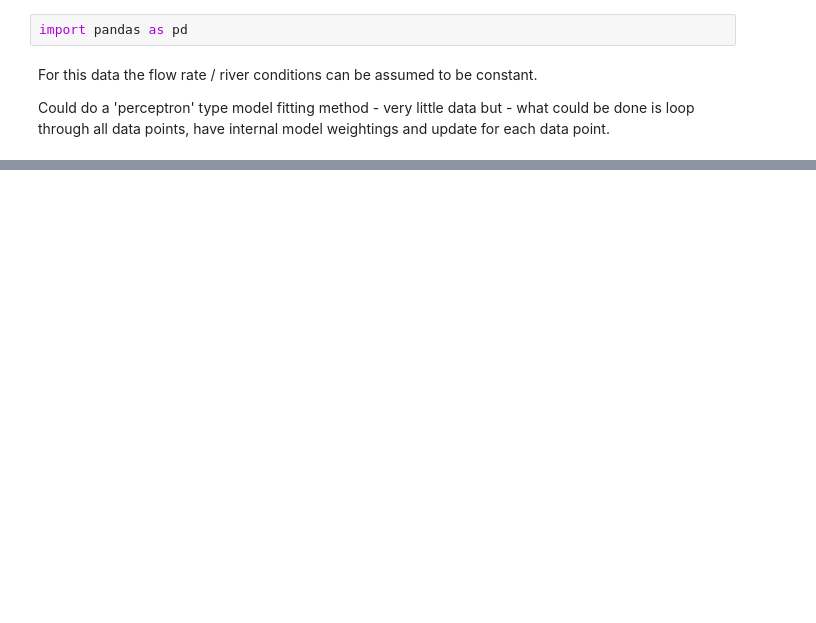
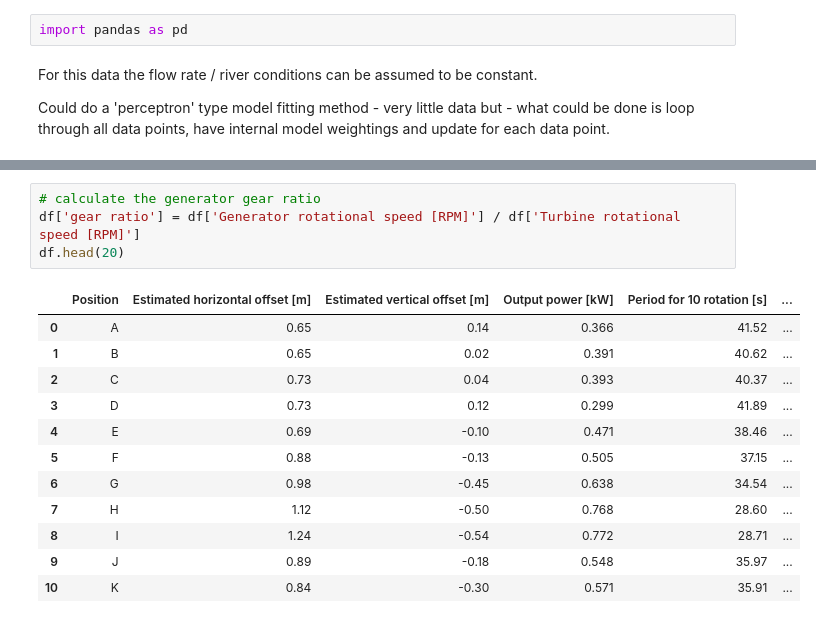
Before and after one commit to pilipb/DP4-code, a Jupyter notebook: testData.ipynb, the cells around one changed output, grey strips where cells are left out. Drawn from its saved outputs; the diff is of its cells as text; blank space fills up the shorter version.

```diff
--- a/testData.ipynb
+++ b/testData.ipynb
@@ -20,3 +20,20 @@ df.head(20)
 | 8 | I | 1.24 | -0.54 | 0.772 | 28.71 | ... |
 | 9 | J | 0.89 | -0.18 | 0.548 | 35.97 | ... |
 | 10 | K | 0.84 | -0.30 | 0.571 | 35.91 | ... |
+# %%
+# calculate the generator gear ratio
+df['gear ratio'] = df['Generator rotational speed [RPM]'] / df['Turbine rotational speed [RPM]']
+df.head(20)
+# %% [output]
+|  | Position | Estimated horizontal offset [m] | Estimated vertical offset [m] | Output power [kW] | Period for 10 rotation [s] | ... |
+| 0 | A | 0.65 | 0.14 | 0.366 | 41.52 | ... |
+| 1 | B | 0.65 | 0.02 | 0.391 | 40.62 | ... |
+| 2 | C | 0.73 | 0.04 | 0.393 | 40.37 | ... |
+| 3 | D | 0.73 | 0.12 | 0.299 | 41.89 | ... |
+| 4 | E | 0.69 | -0.10 | 0.471 | 38.46 | ... |
+| 5 | F | 0.88 | -0.13 | 0.505 | 37.15 | ... |
+| 6 | G | 0.98 | -0.45 | 0.638 | 34.54 | ... |
+| 7 | H | 1.12 | -0.50 | 0.768 | 28.60 | ... |
+| 8 | I | 1.24 | -0.54 | 0.772 | 28.71 | ... |
+| 9 | J | 0.89 | -0.18 | 0.548 | 35.97 | ... |
+| 10 | K | 0.84 | -0.30 | 0.571 | 35.91 | ... |
```
Also changed, not shown: parts of 6 cells of this notebook, 6 other files.
